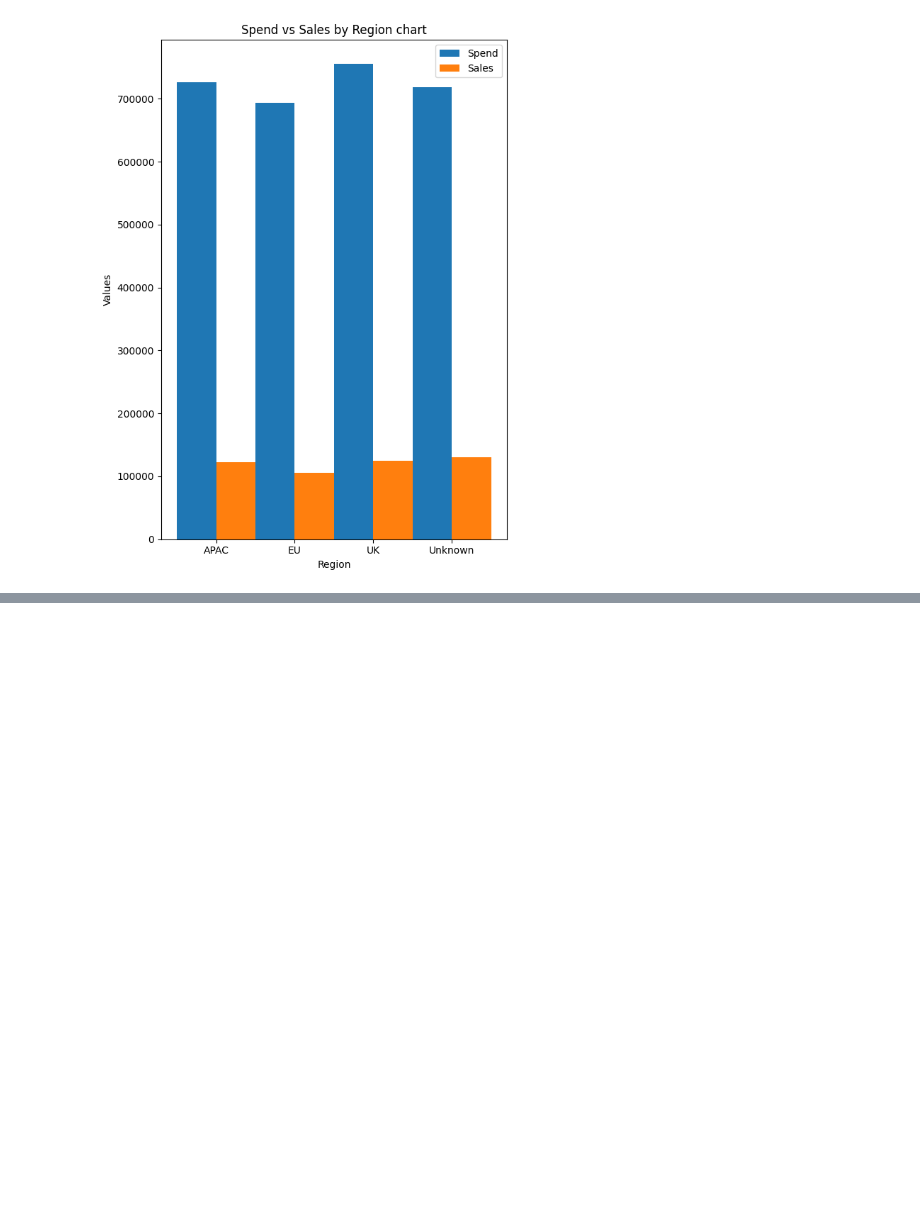
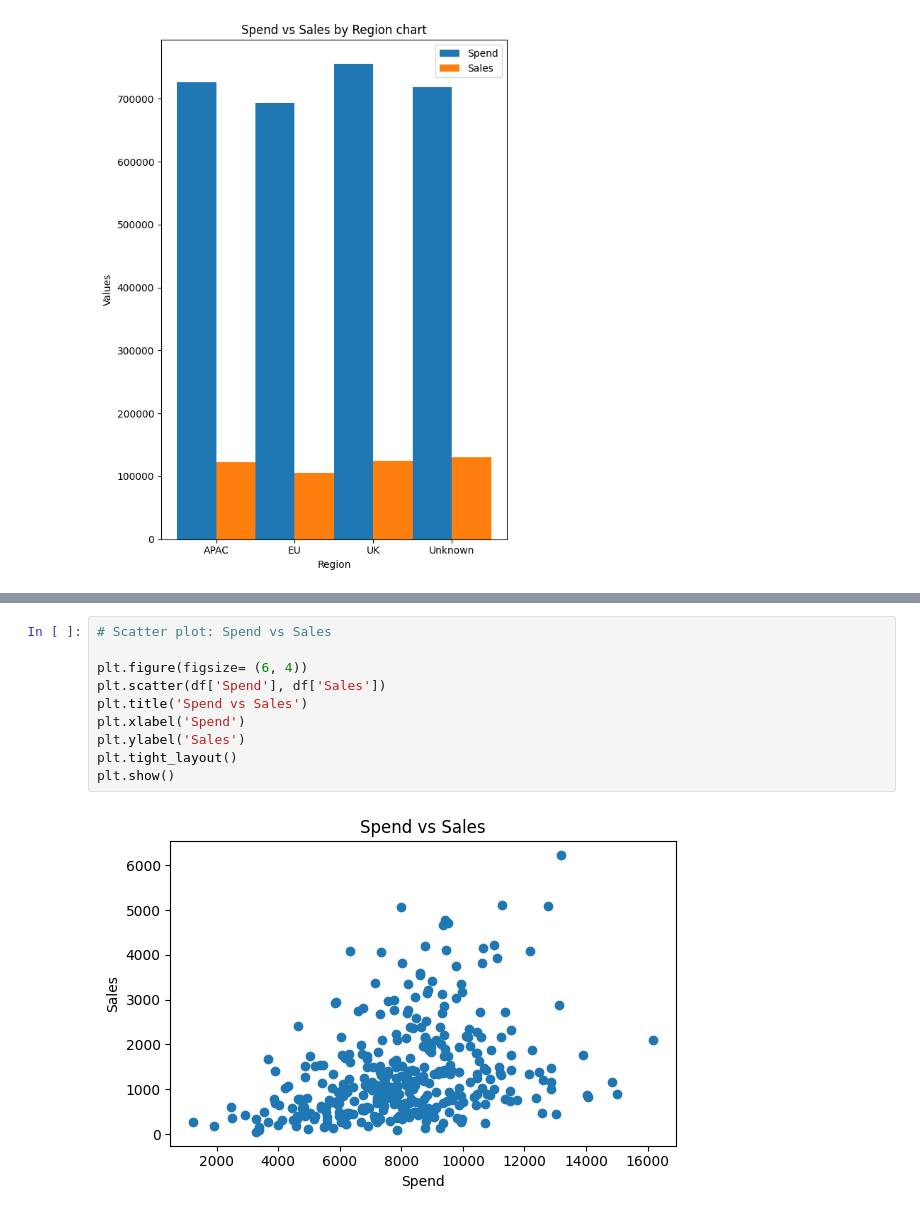
Before and after one commit to KrisrcQi/Programming_BA, a Jupyter notebook: Lab 3 Exploratory Data Analysis amp Visualization/Lab3_demostration.ipynb, the cells around one changed output, grey strips where cells are left out. Drawn from its saved outputs; the diff is of its cells as text; blank space fills up the shorter version.

```diff
--- a/Lab 3 Exploratory Data Analysis amp Visualization/Lab3_demostration.ipynb
+++ b/Lab 3 Exploratory Data Analysis amp Visualization/Lab3_demostration.ipynb
@@ -107,0 +149,12 @@ plt.show()
+# %%
+# Scatter plot: Spend vs Sales
+
+plt.figure(figsize= (6, 4))
+plt.scatter(df['Spend'], df['Sales'])
+plt.title('Spend vs Sales')
+plt.xlabel('Spend')
+plt.ylabel('Sales')
+plt.tight_layout()
+plt.show()
+# %% [output]
+[figure, added]
```
Also changed, not shown: parts of 9 cells of this notebook.
